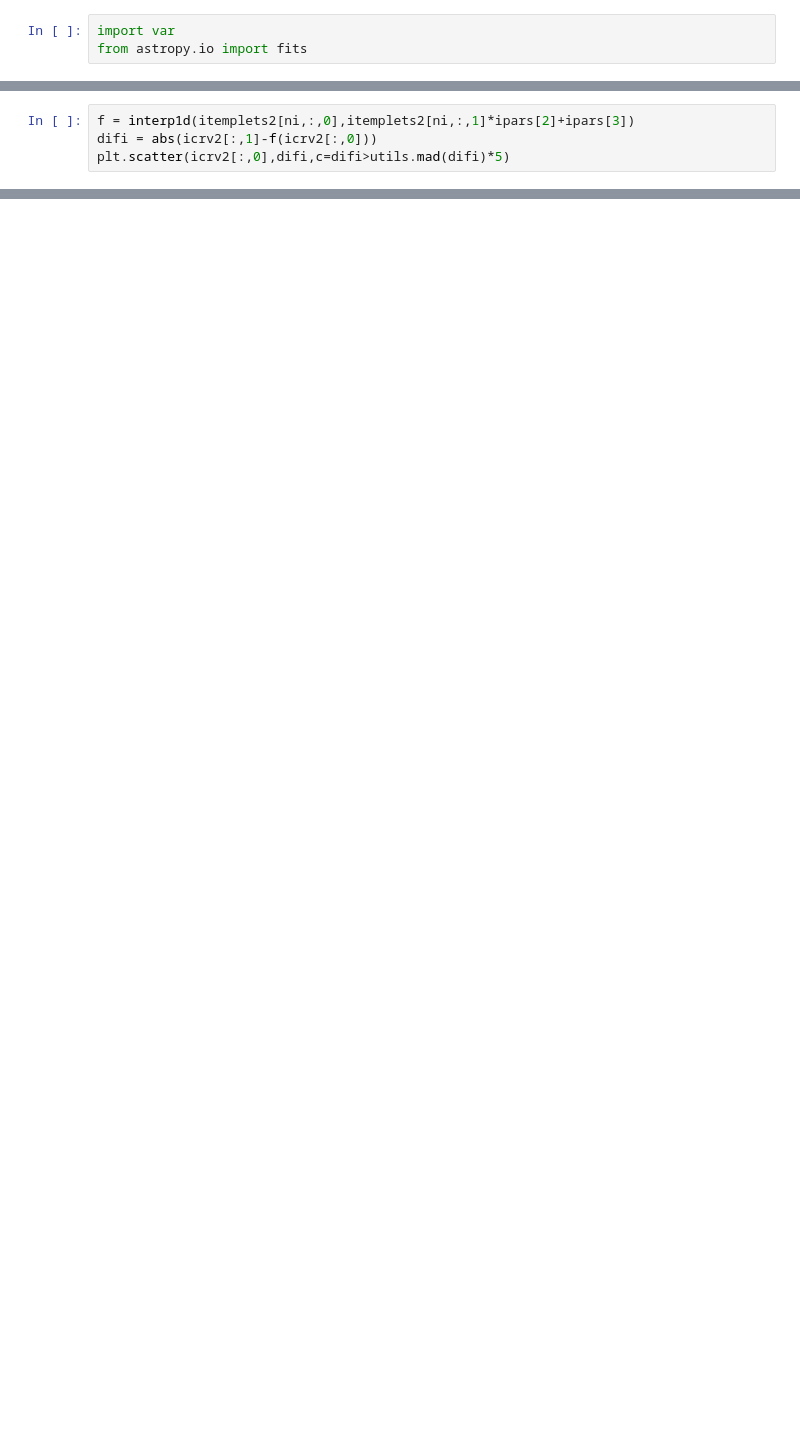
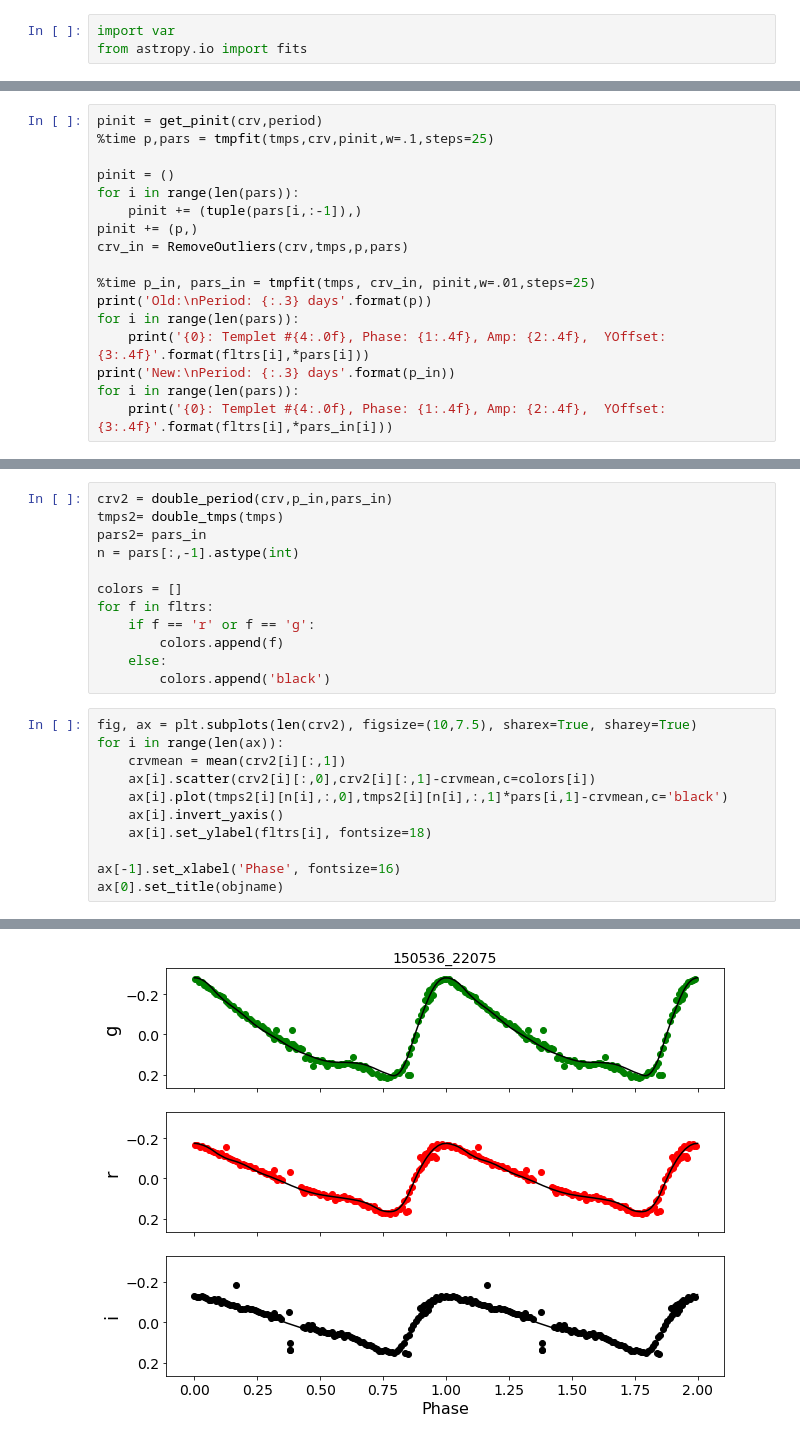
Before and after one commit to KyleLMatt/CurveFit, a Jupyter notebook: Templet Fitter.ipynb, the cells around one changed output, grey strips where cells are left out. Drawn from its saved outputs; the diff is of its cells as text; blank space fills up the shorter version.

```diff
--- a/Templet Fitter.ipynb
+++ b/Templet Fitter.ipynb
@@ -455,4 +227,0 @@ plt.scatter(rcrv2[:,0],rcrv2[:,1],c=difr>utils.mad(difr)*5)
-# %%
-f = interp1d(itemplets2[ni,:,0],itemplets2[ni,:,1]*ipars[2]+ipars[3])
-difi = abs(icrv2[:,1]-f(icrv2[:,0]))
-plt.scatter(icrv2[:,0],difi,c=difi>utils.mad(difi)*5)
@@ -507,0 +228,17 @@ ax.set_ylabel('Relative Magnitude', fontsize=16);
+# %%
+pinit = get_pinit(crv,period)
+%time p,pars = tmpfit(tmps,crv,pinit,w=.1,steps=25)
+
+pinit = ()
+for i in range(len(pars)):
+    pinit += (tuple(pars[i,:-1]),)
+pinit += (p,)
+crv_in = RemoveOutliers(crv,tmps,p,pars)
+
+%time p_in, pars_in = tmpfit(tmps, crv_in, pinit,w=.01,steps=25)
+print('Old:\nPeriod: {:.3} days'.format(p))
+for i in range(len(pars)):
+    print('{0}: Templet #{4:.0f}, Phase: {1:.4f}, Amp: {2:.4f},  YOffset: {3:.4f}'.format(fltrs[i],*pars[i]))
+print('New:\nPeriod: {:.3} days'.format(p_in))
+for i in range(len(pars)):
+    print('{0}: Templet #{4:.0f}, Phase: {1:.4f}, Amp: {2:.4f},  YOffset: {3:.4f}'.format(fltrs[i],*pars_in[i]))
@@ -507,0 +260,24 @@ ax.set_ylabel('Relative Magnitude', fontsize=16);
+# %%
+crv2 = double_period(crv,p_in,pars_in)
+tmps2= double_tmps(tmps)
+pars2= pars_in
+n = pars[:,-1].astype(int)
+
+colors = []
+for f in fltrs:
+    if f == 'r' or f == 'g':
+        colors.append(f)
+    else:
+        colors.append('black')
+# %%
+fig, ax = plt.subplots(len(crv2), figsize=(10,7.5), sharex=True, sharey=True)
+for i in range(len(ax)):
+    crvmean = mean(crv2[i][:,1])
+    ax[i].scatter(crv2[i][:,0],crv2[i][:,1]-crvmean,c=colors[i])
+    ax[i].plot(tmps2[i][n[i],:,0],tmps2[i][n[i],:,1]*pars[i,1]-crvmean,c='black')
+    ax[i].invert_yaxis()
+    ax[i].set_ylabel(fltrs[i], fontsize=18)
+
+ax[-1].set_xlabel('Phase', fontsize=16)
+ax[0].set_title(objname)
+# %% [output]
@@ -507,0 +285 @@ ax.set_ylabel('Relative Magnitude', fontsize=16);
+[figure, added]
```
Also changed, not shown: parts of 32 cells of this notebook.
